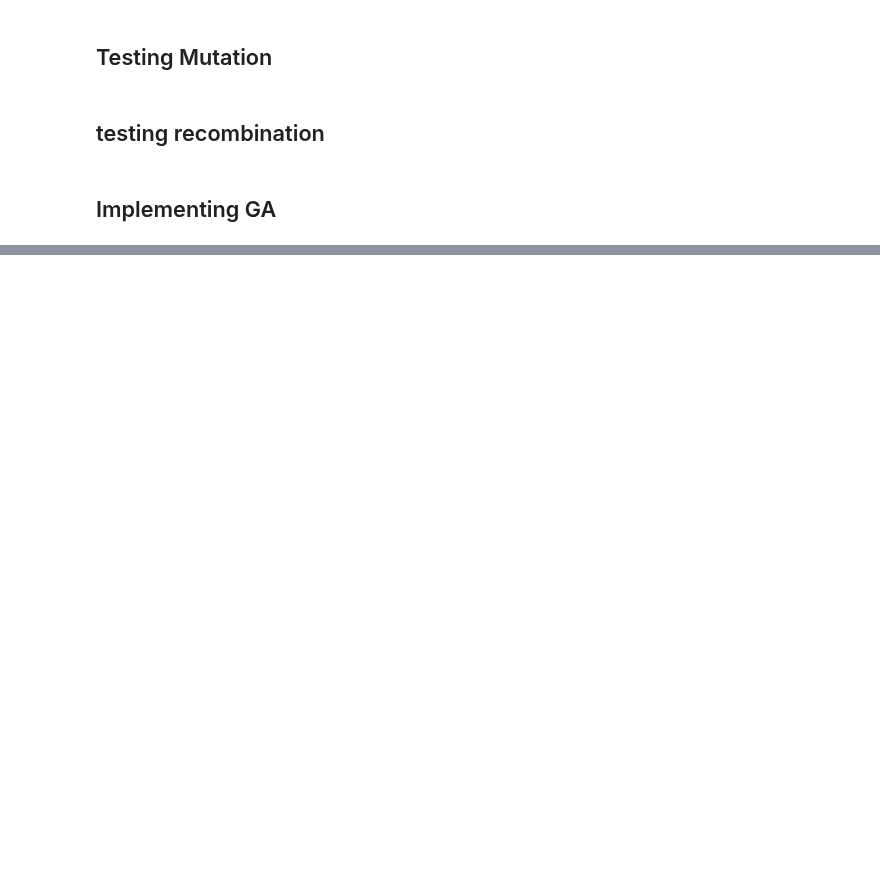
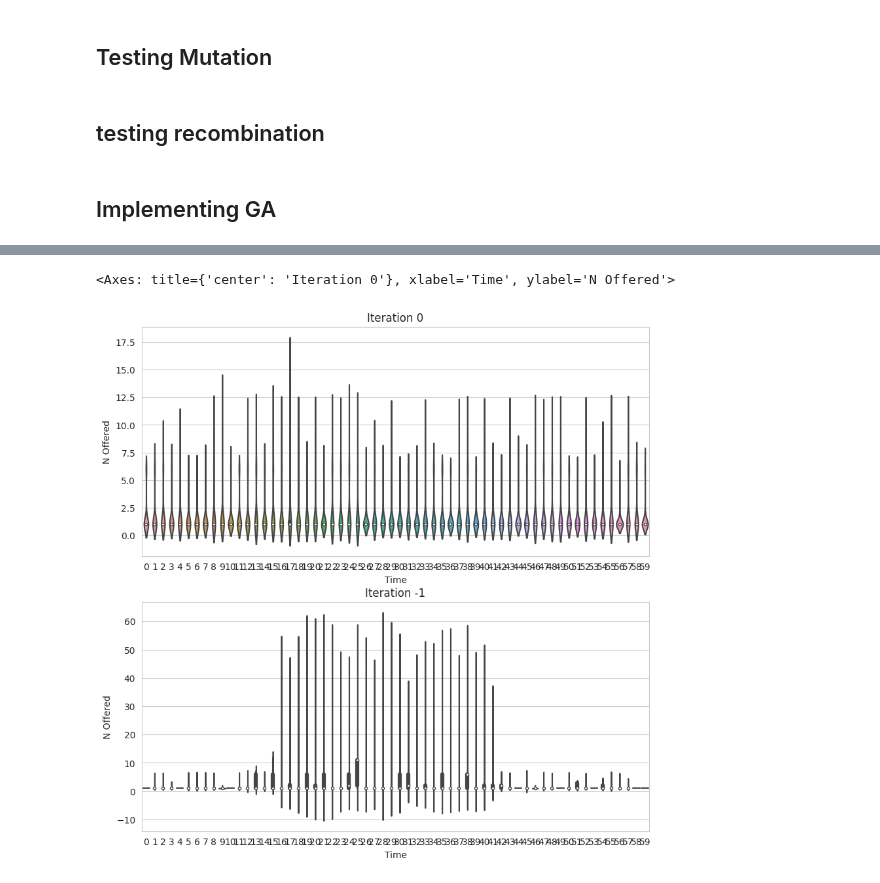
Before and after one commit to LaurinBrechter/RustStuff, a Jupyter notebook: optim-rust/ticket-pricing-genetic/code_pyton_test.ipynb, the cells around one changed output, grey strips where cells are left out. Cells and saved outputs as stored; diff of their text form; code cells hidden in the pictures; blank space fills up the shorter version.

```diff
--- a/optim-rust/ticket-pricing-genetic/code_pyton_test.ipynb
+++ b/optim-rust/ticket-pricing-genetic/code_pyton_test.ipynb
@@ -366,2 +414,20 @@ for i in range(10):
+# %%
+# visualize children
+fig, ax = plt.subplots(2, 1, figsize=(10, 10))
+# population_current
+
+
+# title
+ax[0].set_title('Iteration 0')
+ax[1].set_title('Iteration -1')
+for i in range(2):
+    ax[i].set_xlabel('Time')
+    ax[i].set_ylabel('N Offered')
+
+sns.violinplot(data=population_hist[-1][:,1,:], ax=ax[1])
+sns.violinplot(data=population_hist[0][:,1,:], ax=ax[0])
+# %% [output]
+<Axes: title={'center': 'Iteration 0'}, xlabel='Time', ylabel='N Offered'>
+[figure, added]
 # %%
 obj_stats = np.array(obj_stats)
```
Also changed, not shown: parts of 17 cells of this notebook, 3 other files.
